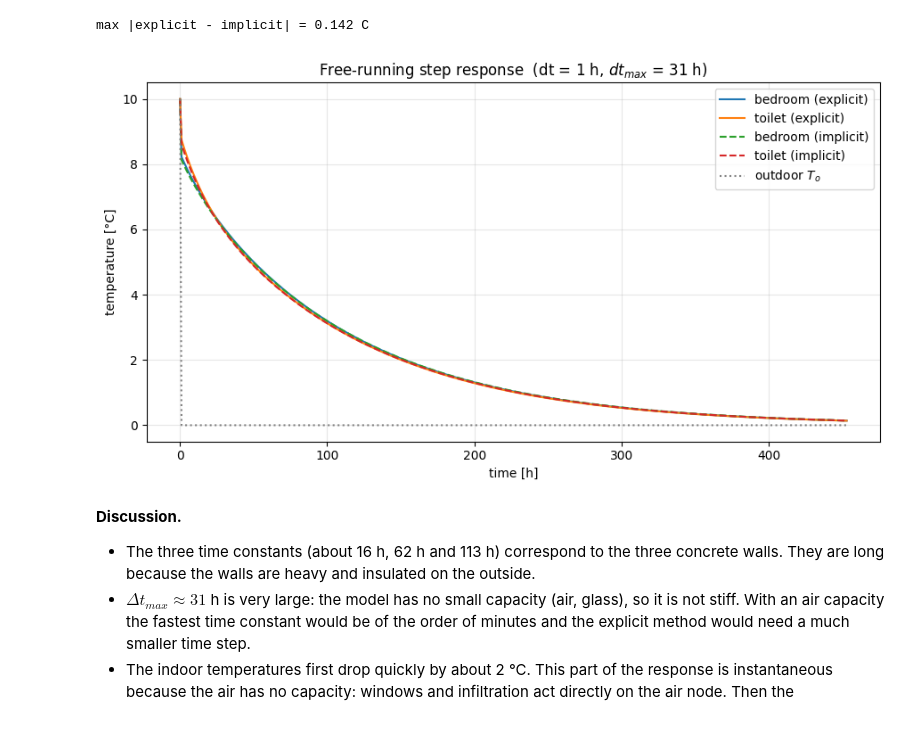
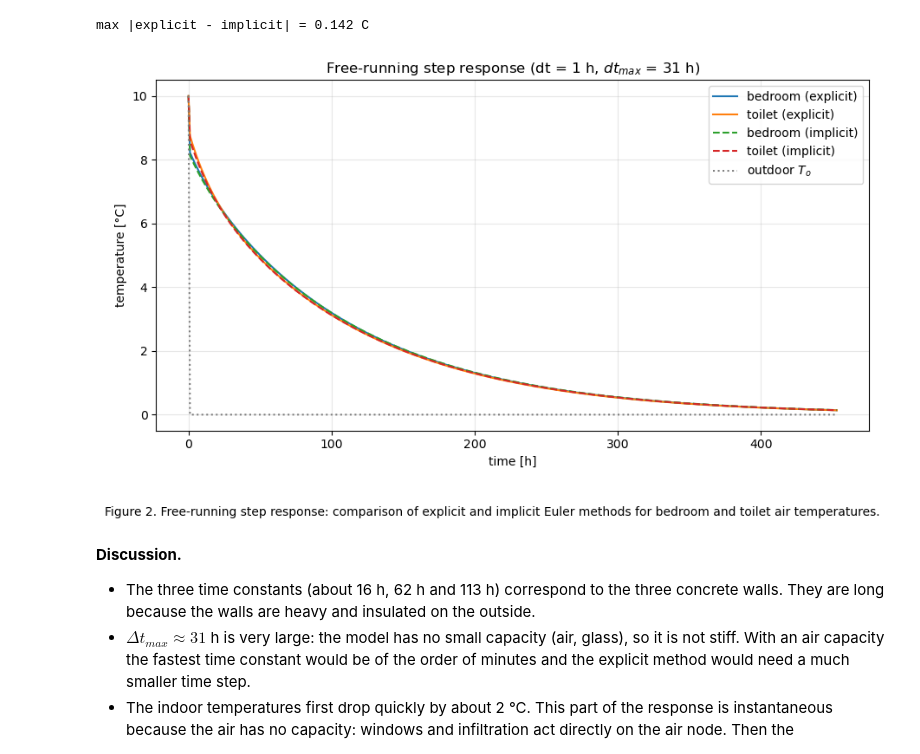
Before and after one commit to parand7/EVA_CE4IB-Project, a Jupyter notebook: EVA_report (2).ipynb, the cells around one changed output. Saved outputs shown, nothing was run; the diff lists cells and outputs as text; code cells hidden in the pictures; blank space fills up the shorter version.

```diff
--- a/EVA_report (2).ipynb
+++ b/EVA_report (2).ipynb
@@ -471,19 +483,31 @@ max |explicit - implicit| = 0.142 C
 # %%
 # 3.5 plot
 th = t / 3600
 fig, ax = plt.subplots(figsize=(9, 5))
+
 ax.plot(th, ye[:, 0], label="bedroom (explicit)")
 ax.plot(th, ye[:, 1], label="toilet (explicit)")
 ax.plot(th, yi[:, 0], "--", label="bedroom (implicit)")
 ax.plot(th, yi[:, 1], "--", label="toilet (implicit)")
 ax.plot(th, To_t, ":", color="gray", label="outdoor $T_o$")
-ax.set_xlabel("time [h]"); ax.set_ylabel("temperature [°C]")
-ax.set_title(f"Free-running step response  (dt = {dt/3600:.0f} h, $dt_{{max}}$ = {dt_max/3600:.0f} h)")
-ax.legend(); ax.grid(alpha=0.3)
+
+ax.set_xlabel("time [h]")
+ax.set_ylabel("temperature [°C]")
+ax.set_title(f"Free-running step response (dt = {dt/3600:.0f} h, $dt_{{max}}$ = {dt_max/3600:.0f} h)")
+
+ax.legend()
+ax.grid(alpha=0.3)
+
 plt.tight_layout()
+
+# Figure caption (centered)
+plt.figtext(0.5, -0.08,
+            "Figure 2. Free-running step response: comparison of explicit and implicit Euler methods for bedroom and toilet air temperatures.",
+            ha='center', fontsize=10)
+
 plt.show()
 # %% [output]
-[figure, old version]
+[figure, new version]
 # %% [markdown]
 **Discussion.**
 - The three time constants (about 16 h, 62 h and 113 h) correspond to the three concrete walls. They are long because the walls are heavy and insulated on the outside.
```
Also changed, not shown: parts of 9 cells of this notebook.
